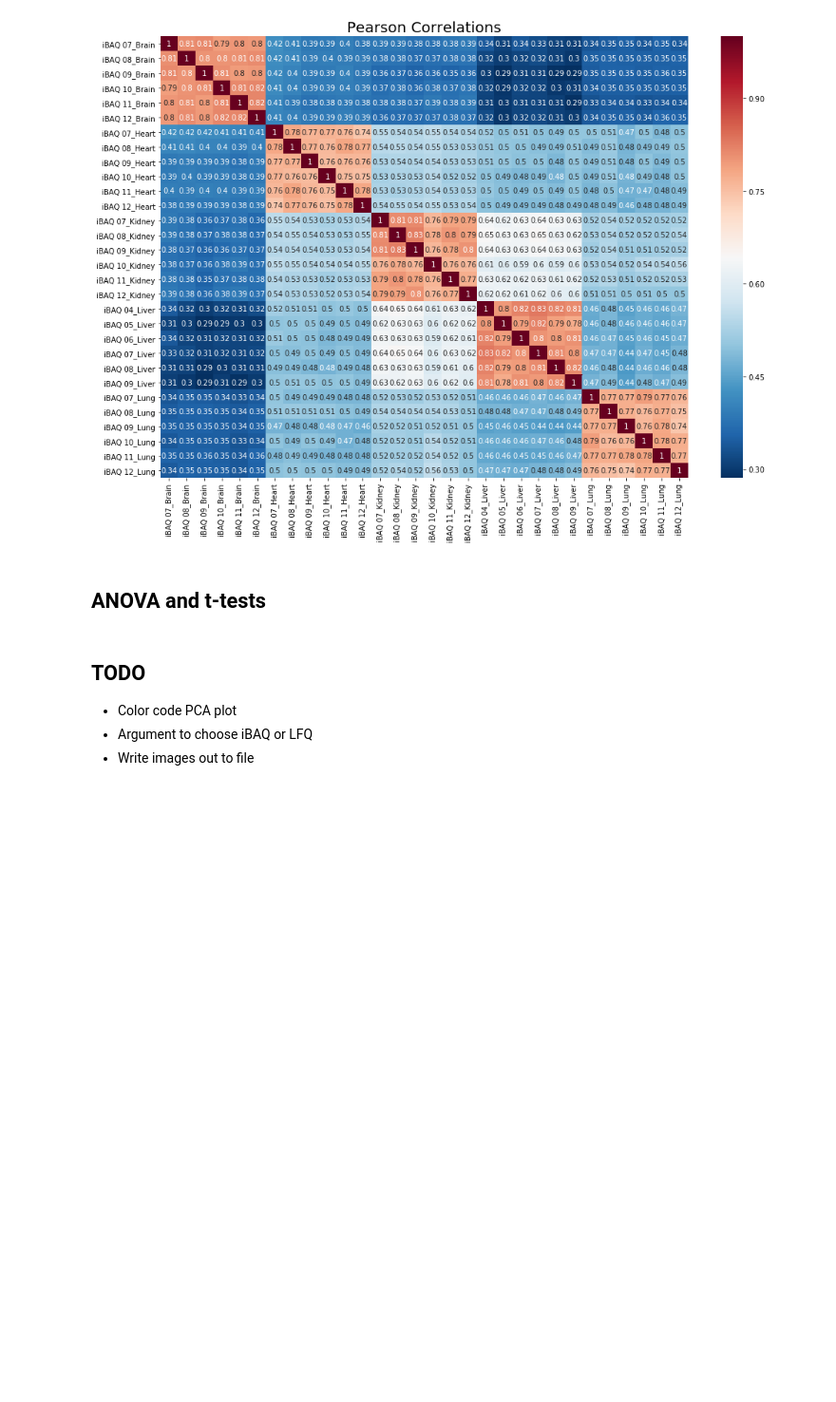
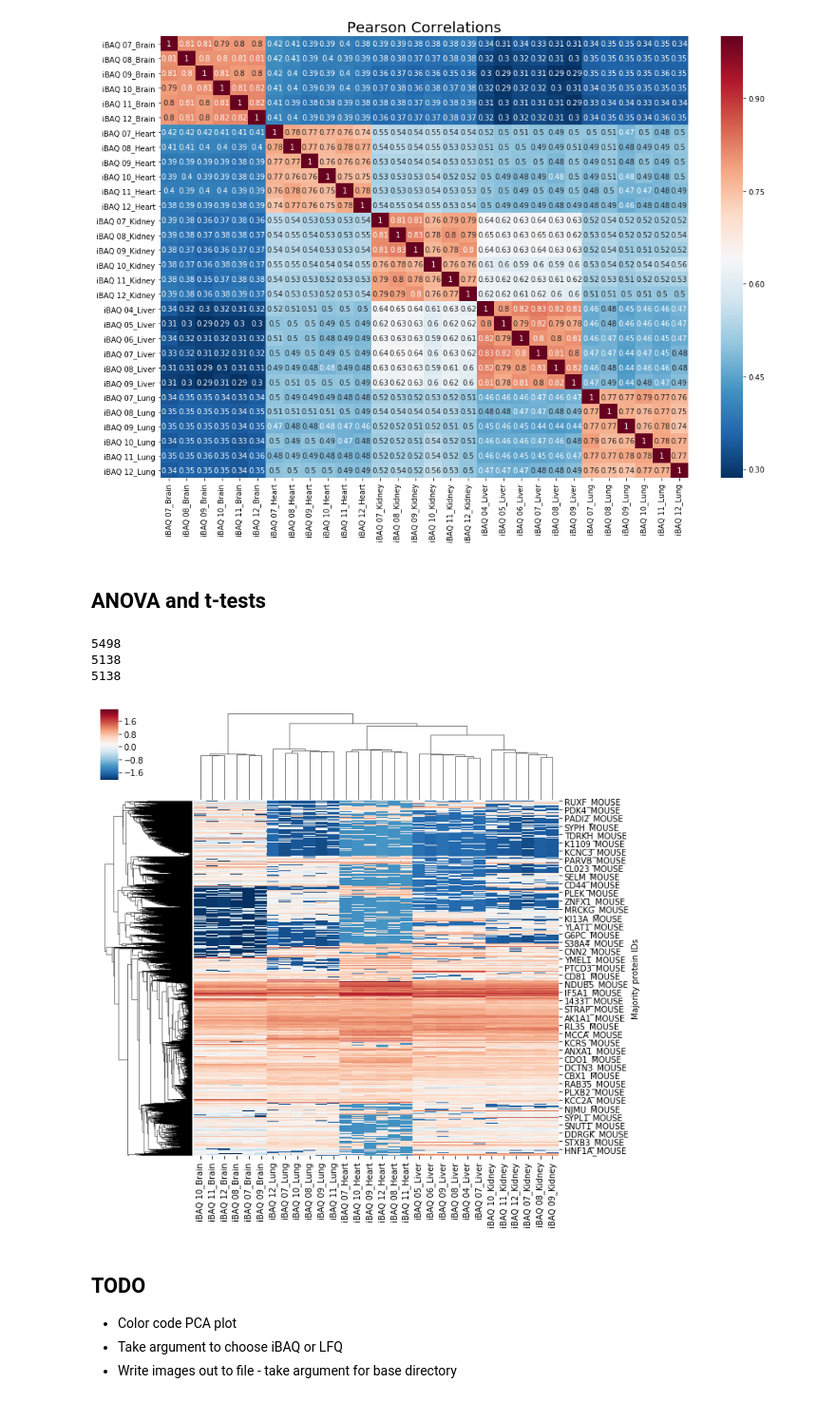
Before and after one commit to PNNL-Comp-Mass-Spec/Tissue_Classification, a Jupyter notebook: MaxQuant_Postprocessing.ipynb, the cells around one changed output. Shown at 95% size. Drawn from its saved outputs; the diff is of its cells as text; code cells hidden in the pictures; blank space fills up the shorter version.

Commit message:
Performed ANOVA testing for each protein across organ groups

```diff
--- a/MaxQuant_Postprocessing.ipynb
+++ b/MaxQuant_Postprocessing.ipynb
@@ -410,14 +393,57 @@ plt.show()
+# %%
+print(len(iBAQ_df))
+
+# Build list of proteins that pass ANOVA
+pass_anova = []
+max_pval = .05
+
+proteins = list(iBAQ_df.index)
+
+# Perform ANOVA on each row (protein)
+# If the protein passes ANOVA (p-value <= .05), add it to the list of proteins to keep
+
+# iBAQ_df.iloc[0, :6] --> First row, first 6 columns aka first group
+
+for i in range(len(iBAQ_df)):
+    f, p = stats.f_oneway(iBAQ_df.iloc[i, :6],
+                          iBAQ_df.iloc[i, 6:12],
+                          iBAQ_df.iloc[i, 12:18],
+                          iBAQ_df.iloc[i, 18:24],
+                          iBAQ_df.iloc[i, 24:30])
+    if p <= max_pval:
+        pass_anova.append(proteins[i])
+
+#f, p = stats.f_oneway(iBAQ_df.iloc[0, :2], iBAQ_df.iloc[0, 2:4], iBAQ_df.iloc[0, 4:6]) # Should not pass
+#f, p = stats.f_oneway(iBAQ_df.iloc[10, :6], iBAQ_df.iloc[10, 6:12], iBAQ_df.iloc[10, 12:18], iBAQ_df.iloc[10, 18:24], iBAQ_df.iloc[10, 24:30])
+#print('F value:', f)
+#print('P value:', p)
+
+# Filter dataframe down to only include proteins in pass_anova
+pass_anova_df = iBAQ_df[iBAQ_df.index.isin(pass_anova)]
+
+print(len(pass_anova))
+print(len(pass_anova_df))
+# %% [output]
+5498
+5138
+5138
 # %%
 #########################
 #
-# Heatmap of proteins passing ANOVA .05 p-value
+# Heatmap of proteins passing ANOVA with <= .05 p-value
 #
 #########################
 
-#sns.clustermap(iBAQ_df)
-#plt.show()
+sns.clustermap(pass_anova_df,
+               z_score = 1,
+               cmap = "RdBu_r")
+
+plt.savefig(r'D:\Images\Protein_Passing_ANOVA_Heatmap.pdf')
+plt.show()
+# %% [output]
+[figure, added]
 # %% [markdown]
 ## TODO
 * Color code PCA plot
-* Argument to choose iBAQ or LFQ
-* Write images out to file
+* Take argument to choose iBAQ or LFQ
+* Write images out to file - take argument for base directory
```
Also changed, not shown: parts of 3 cells of this notebook.
